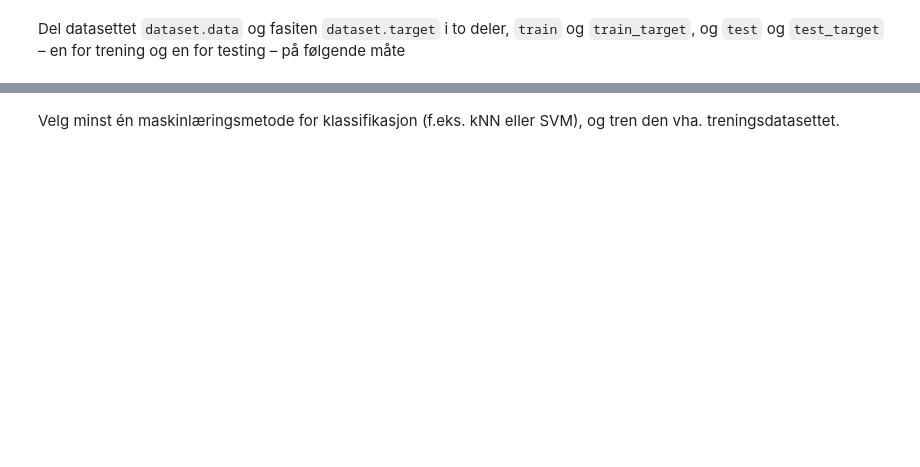
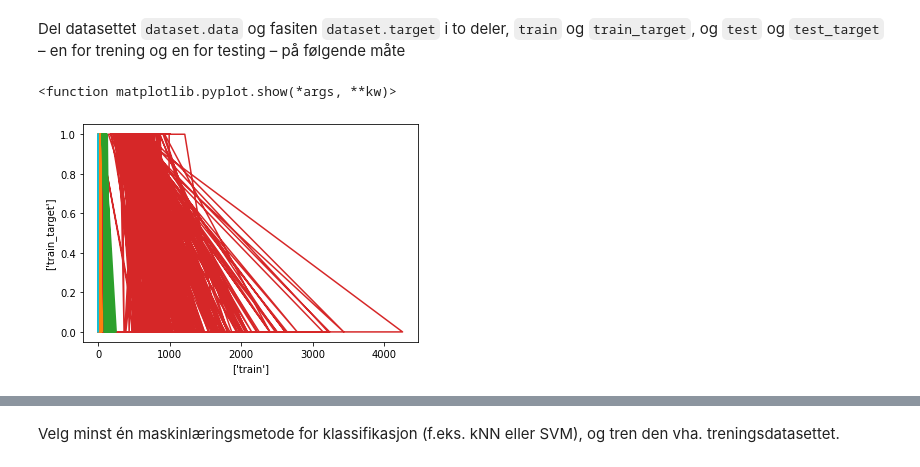
Before and after one commit to bako1/IMT3881, a Jupyter notebook: 10_maskinlaering/Arbeidskrav_10.ipynb, the cells around one changed output, grey strips where cells are left out. Saved outputs shown, nothing was run; the diff lists cells and outputs as text; code cells hidden in the pictures; blank space fills up the shorter version.

```diff
--- a/10_maskinlaering/Arbeidskrav_10.ipynb
+++ b/10_maskinlaering/Arbeidskrav_10.ipynb
@@ -13,3 +34,17 @@ Del datasettet `dataset.data` og fasiten `dataset.target` i to deler, `train` og
 # %%
 from sklearn import model_selection
 train, test, train_target, test_target = model_selection.train_test_split(dataset.data, dataset.target, test_size=0.25, random_state=0)
+
+#print('Traning\n\n',train,train_target)
+#print('Test Target\n\n',test,test_target)
+
+
+
+plt.plot(train,train_target)
+plt.xlabel(['train'])
+plt.ylabel(['train_target'])
+
+plt.show
+# %% [output]
+<function matplotlib.pyplot.show(*args, **kw)>
+[figure, added]
```
Also changed, not shown: parts of 8 cells of this notebook.
